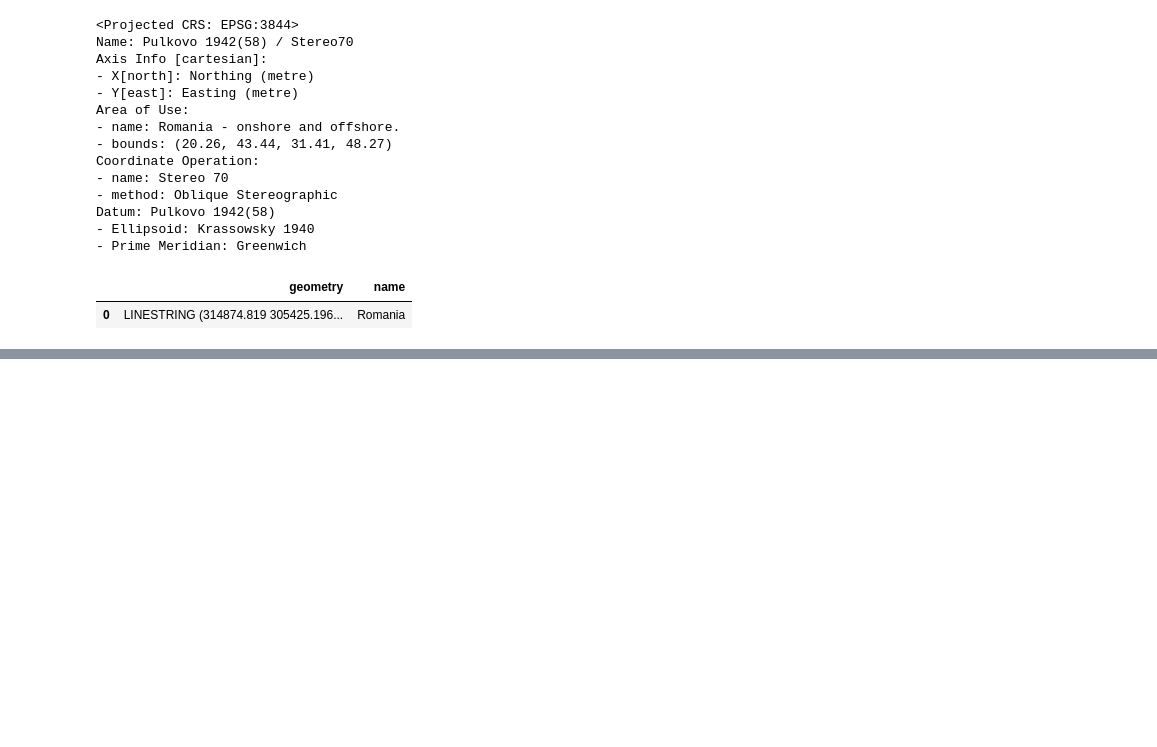
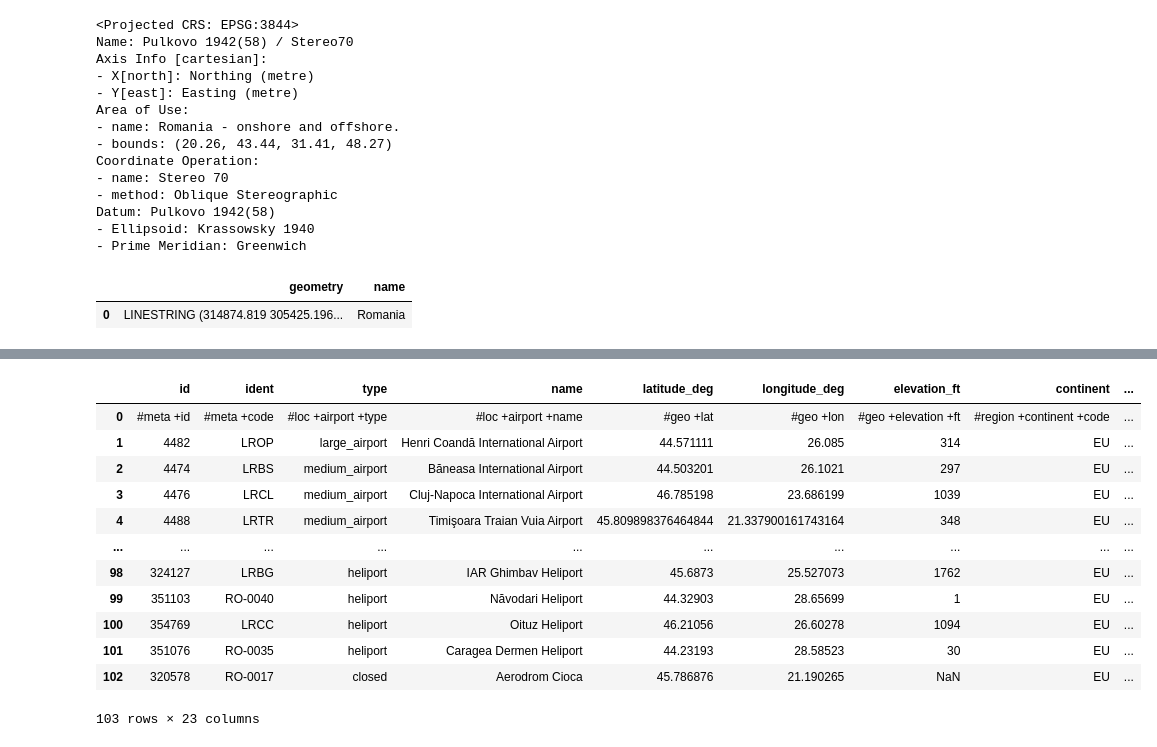
Before and after one commit to Clases-y-Evaluaciones-DelaCruz-Diana/Evaluation3-DelaCruz, a Jupyter notebook: index.ipynb, the cells around one changed output, grey strips where cells are left out. Drawn from its saved outputs; the diff is of its cells as text; code cells hidden in the pictures; blank space fills up the shorter version.

```diff
--- a/index.ipynb
+++ b/index.ipynb
@@ -100,0 +148,20 @@ romania_municipalities=gpd.read_file(os.path.join("maps","DEU_adm","DEU_adm3.shp
+# %%
+import pandas as pd
+
+infoairports=pd.read_csv(os.path.join("data","ro-airports.csv"))
+
+infoairports
+# %% [output]
+|  | id | ident | type | name | latitude_deg | longitude_deg | elevation_ft | continent | ... |
+| 0 | #meta +id | #meta +code | #loc +airport +type | #loc +airport +name | #geo +lat | #geo +lon | #geo +elevation +ft | #region +continent +code | ... |
+| 1 | 4482 | LROP | large_airport | Henri Coandă International Airport | 44.571111 | 26.085 | 314 | EU | ... |
+| 2 | 4474 | LRBS | medium_airport | Băneasa International Airport | 44.503201 | 26.1021 | 297 | EU | ... |
+| 3 | 4476 | LRCL | medium_airport | Cluj-Napoca International Airport | 46.785198 | 23.686199 | 1039 | EU | ... |
+| 4 | 4488 | LRTR | medium_airport | Timişoara Traian Vuia Airport | 45.809898376464844 | 21.337900161743164 | 348 | EU | ... |
+| ... | ... | ... | ... | ... | ... | ... | ... | ... | ... |
+| 98 | 324127 | LRBG | heliport | IAR Ghimbav Heliport | 45.6873 | 25.527073 | 1762 | EU | ... |
+| 99 | 351103 | RO-0040 | heliport | Năvodari Heliport | 44.32903 | 28.65699 | 1 | EU | ... |
+| 100 | 354769 | LRCC | heliport | Oituz Heliport | 46.21056 | 26.60278 | 1094 | EU | ... |
+| 101 | 351076 | RO-0035 | heliport | Caragea Dermen Heliport | 44.23193 | 28.58523 | 30 | EU | ... |
+| 102 | 320578 | RO-0017 | closed | Aerodrom Cioca | 45.786876 | 21.190265 | NaN | EU | ... |
+103 rows × 23 columns
```
Also changed, not shown: parts of 22 cells of this notebook.
